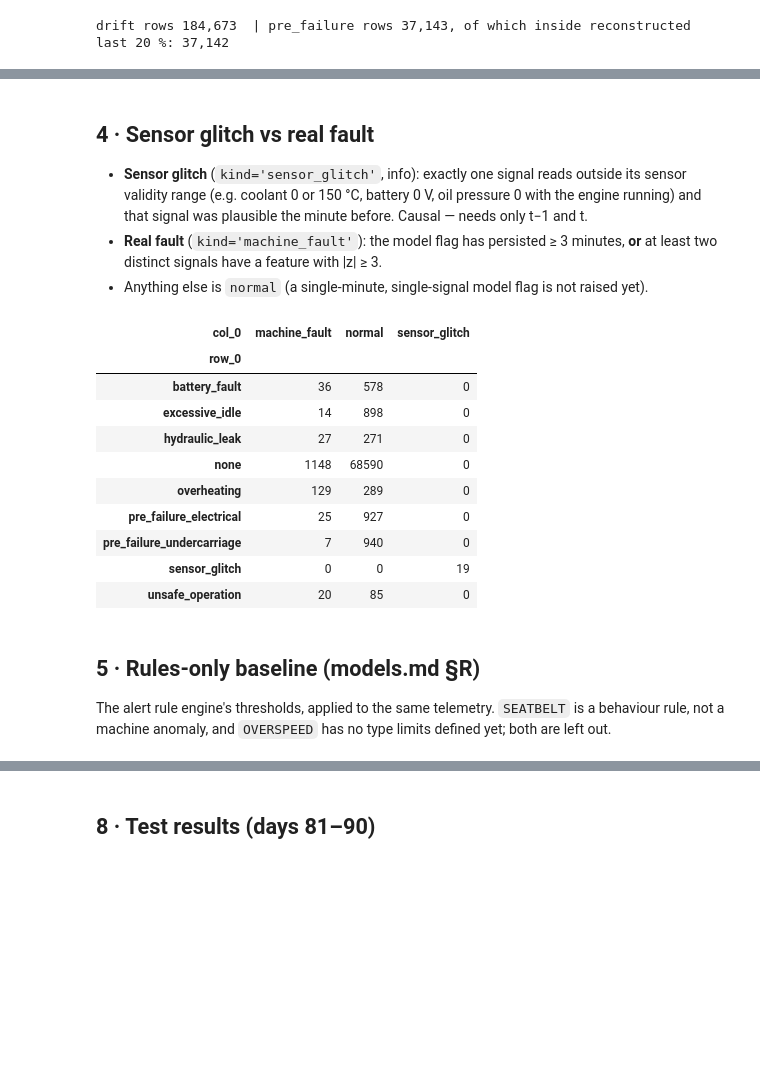
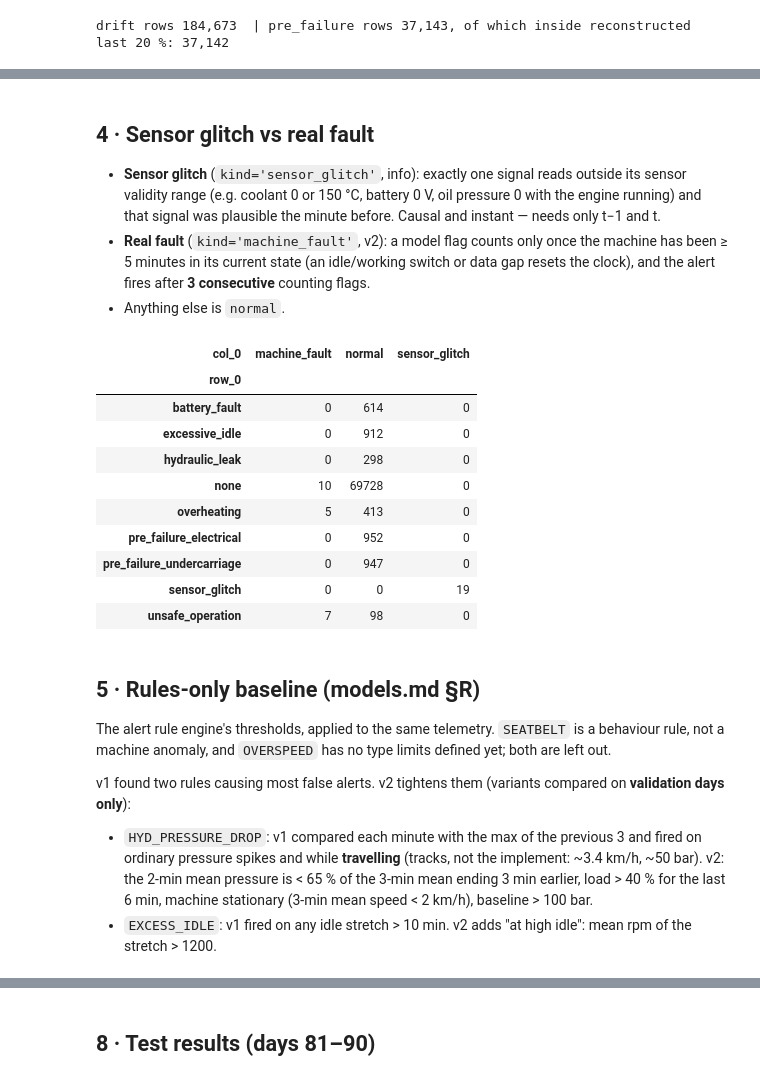
Before and after one commit to AKP2009/SchoolBus, a Jupyter notebook: ml/01_anomaly.ipynb, the cells around one changed output, grey strips where cells are left out. Drawn from its saved outputs; the diff is of its cells as text; code cells hidden in the pictures; blank space fills up the shorter version.

```diff
--- a/ml/01_anomaly.ipynb
+++ b/ml/01_anomaly.ipynb
@@ -127,18 +136,22 @@ exceeds the threshold implied by `contamination=0.03`.
 # %%
 train_mask = (tel.split == "train").to_numpy() & ~tel.in_drift.to_numpy()
 X_all = feats[FEATURE_COLUMNS].to_numpy(float)
-raw = np.zeros(len(tel)); Z = np.zeros_like(X_all)
+state = feats.state.to_numpy()
+raw = np.zeros(len(tel)); Z = np.zeros_like(X_all); flagged = np.zeros(len(tel), bool)
 models, scalers, score_scale, n_train = {}, {}, {}, {}
 for mt in sorted(tel.machine_type.unique()):
-    rows = (tel.machine_type == mt).to_numpy()
-    fit_rows = rows & train_mask
-    scaler = StandardScaler().fit(X_all[fit_rows])
-    model = IsolationForest(**IF_PARAMS, n_jobs=-1).fit(scaler.transform(X_all[fit_rows]))
-    Z[rows] = scaler.transform(X_all[rows])
-    raw[rows] = -model.score_samples(Z[rows])
-    tr = raw[fit_rows]
-    score_scale[mt] = {"min": float(tr.min()), "max": float(tr.max()), "threshold": float(-model.offset_)}
-    models[mt], scalers[mt], n_train[mt] = model, scaler, int(fit_rows.sum())
+    for st in STATES:
+        key = model_key(mt, st)
+        rows = (tel.machine_type == mt).to_numpy() & (state == st)
+        fit_rows = rows & train_mask
+        scaler = StandardScaler().fit(X_all[fit_rows])
+        model = IsolationForest(**IF_PARAMS, n_jobs=-1).fit(scaler.transform(X_all[fit_rows]))
+        Z[rows] = scaler.transform(X_all[rows])
+        raw[rows] = -model.score_samples(Z[rows])
+        tr = raw[fit_rows]
+        score_scale[key] = {"min": float(tr.min()), "max": float(tr.max()), "threshold": float(-model.offset_)}
+        flagged[rows] = raw[rows] > score_scale[key]["threshold"]
+        models[key], scalers[key], n_train[key] = model, scaler, int(fit_rows.sum())
 print(n_train)
 pd.DataFrame(score_scale).T
 # %% [output]
@@ -152,35 +169,40 @@ pd.DataFrame(score_scale).T
 ## 4 · Sensor glitch vs real fault
 * **Sensor glitch** (`kind='sensor_glitch'`, info): exactly one signal reads outside its sensor
   validity range (e.g. coolant 0 or 150 °C, battery 0 V, oil pressure 0 with the engine running)
-  and that signal was plausible the minute before. Causal — needs only t−1 and t.
-* **Real fault** (`kind='machine_fault'`): the model flag has persisted ≥ 3 minutes, **or** at least
-  two distinct signals have a feature with |z| ≥ 3.
-* Anything else is `normal` (a single-minute, single-signal model flag is not raised yet).
+  and that signal was plausible the minute before. Causal and instant — needs only t−1 and t.
+* **Real fault** (`kind='machine_fault'`, v2): a model flag counts only once the machine has been
+  ≥ 5 minutes in its current state (an idle/working switch or data gap resets the clock), and the
+  alert fires after **3 consecutive** counting flags.
+* Anything else is `normal`.
 # %%
-def model_kind(threshold_by_type):
-    flagged = raw > tel.machine_type.map(threshold_by_type).to_numpy()
-    return classify(tel.machine_id, tel.ts, flagged, Z, glitch), flagged
-
-spec_thr = {mt: s["threshold"] for mt, s in score_scale.items()}
-kind, flagged = model_kind(spec_thr)
+kind = classify(feats, flagged, glitch)
 at = tel.anomaly_type.fillna("none").to_numpy()
 pd.crosstab(at[tel.split == "test"], kind[tel.split == "test"])
 # %% [output]
 | col_0 | machine_fault | normal | sensor_glitch |
 | row_0 |  |  |  |
-| battery_fault | 36 | 578 | 0 |
-| excessive_idle | 14 | 898 | 0 |
-| hydraulic_leak | 27 | 271 | 0 |
-| none | 1148 | 68590 | 0 |
-| overheating | 129 | 289 | 0 |
-| pre_failure_electrical | 25 | 927 | 0 |
-| pre_failure_undercarriage | 7 | 940 | 0 |
+| battery_fault | 0 | 614 | 0 |
+| excessive_idle | 0 | 912 | 0 |
+| hydraulic_leak | 0 | 298 | 0 |
+| none | 10 | 69728 | 0 |
+| overheating | 5 | 413 | 0 |
+| pre_failure_electrical | 0 | 952 | 0 |
+| pre_failure_undercarriage | 0 | 947 | 0 |
 | sensor_glitch | 0 | 0 | 19 |
-| unsafe_operation | 20 | 85 | 0 |
+| unsafe_operation | 7 | 98 | 0 |
-# %% [markdown]
-## 5 · Rules-only baseline (models.md §R)
-The alert rule engine's thresholds, applied to the same telemetry. `SEATBELT` is a behaviour rule,
-not a machine anomaly, and `OVERSPEED` has no type limits defined yet; both are left out.
+# %% [markdown]
+## 5 · Rules-only baseline (models.md §R)
+The alert rule engine's thresholds, applied to the same telemetry. `SEATBELT` is a behaviour rule,
+not a machine anomaly, and `OVERSPEED` has no type limits defined yet; both are left out.
+
+v1 found two rules causing most false alerts. v2 tightens them (variants compared on
+**validation days only**):
+* `HYD_PRESSURE_DROP`: v1 compared each minute with the max of the previous 3 and fired on
+  ordinary pressure spikes and while **travelling** (tracks, not the implement: ~3.4 km/h, ~50 bar).
+  v2: the 2-min mean pressure is < 65 % of the 3-min mean ending 3 min earlier, load > 40 % for
+  the last 6 min, machine stationary (3-min mean speed < 2 km/h), baseline > 100 bar.
+* `EXCESS_IDLE`: v1 fired on any idle stretch > 10 min. v2 adds "at high idle": mean rpm of the
+  stretch > 1200.
 # %%
 def run_len(cond, key):
     c = pd.Series(np.asarray(cond, bool))
```
Also changed, not shown: parts of 20 cells of this notebook, 26 other files.
